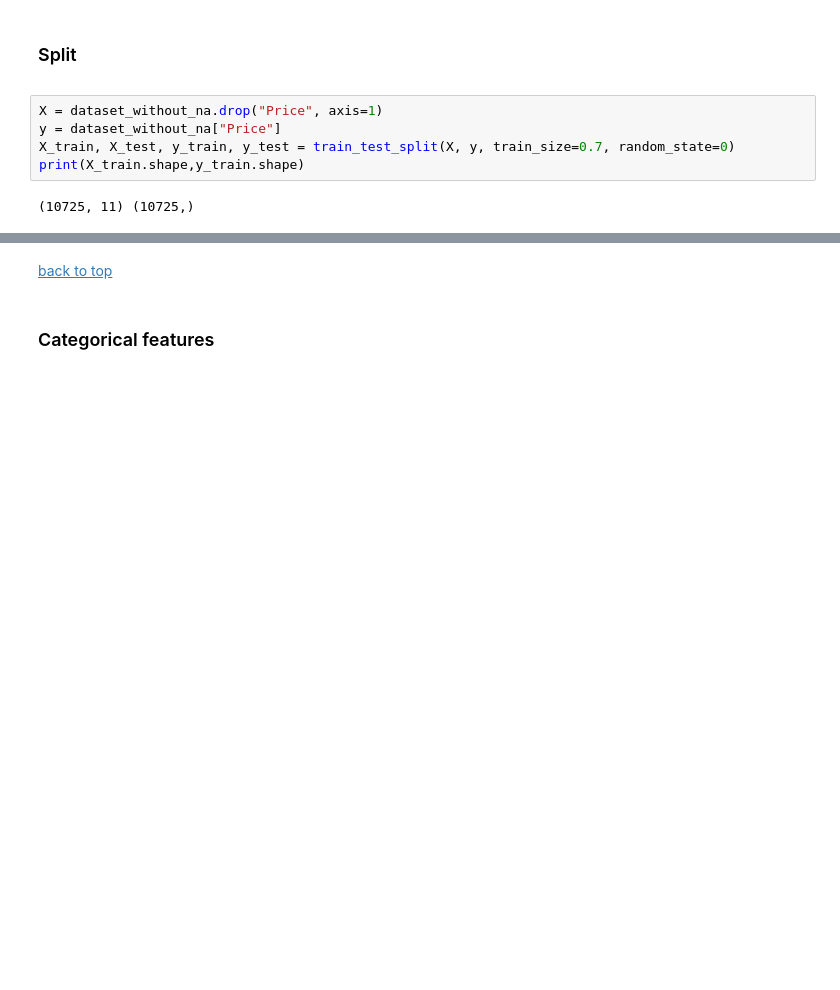
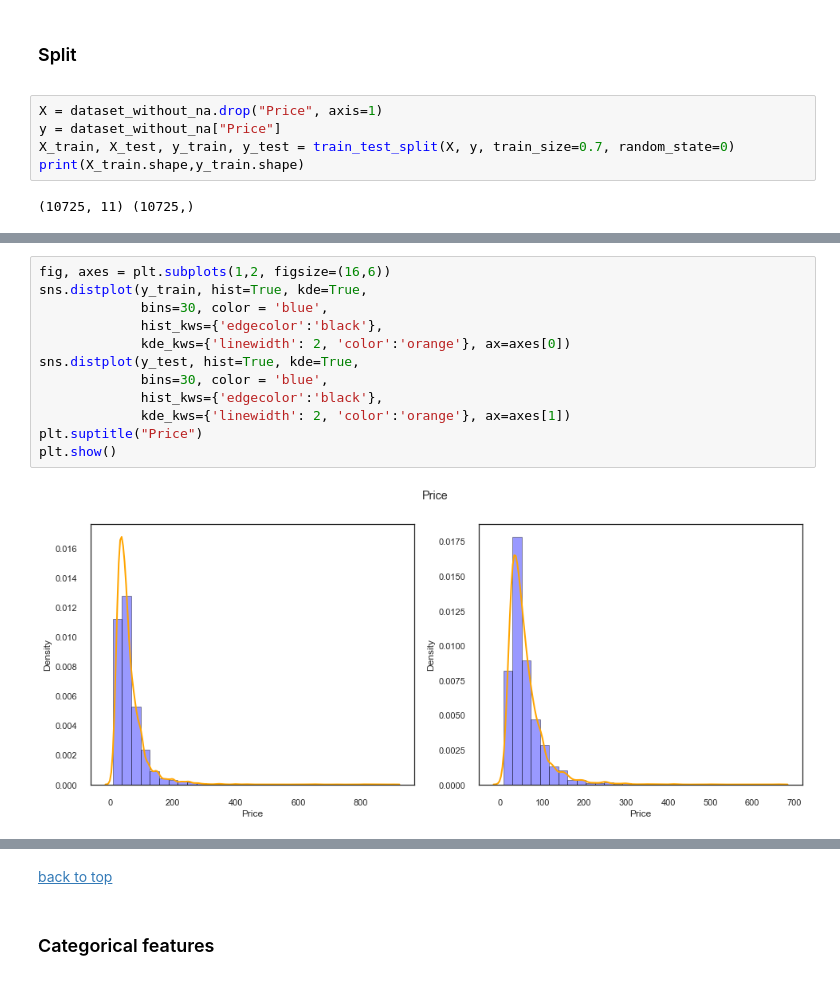
Before and after one commit to flaviendeseure/Airbnb_berlin_price_prediction, a Jupyter notebook: Projet - Airbnb Berlin Price Prediction.ipynb, the cells around one changed output, grey strips where cells are left out. Drawn from its saved outputs; the diff is of its cells as text; blank space fills up the shorter version.

```diff
--- a/Projet - Airbnb Berlin Price Prediction.ipynb
+++ b/Projet - Airbnb Berlin Price Prediction.ipynb
@@ -1927,0 +1978,14 @@ print(X_train.shape,y_train.shape)
+# %%
+fig, axes = plt.subplots(1,2, figsize=(16,6))
+sns.distplot(y_train, hist=True, kde=True,
+             bins=30, color = 'blue',
+             hist_kws={'edgecolor':'black'},
+             kde_kws={'linewidth': 2, 'color':'orange'}, ax=axes[0])
+sns.distplot(y_test, hist=True, kde=True,
+             bins=30, color = 'blue',
+             hist_kws={'edgecolor':'black'},
+             kde_kws={'linewidth': 2, 'color':'orange'}, ax=axes[1])
+plt.suptitle("Price")
+plt.show()
+# %% [output]
+[figure, added]
```
Also changed, not shown: parts of 36 cells of this notebook, 3 other files.
